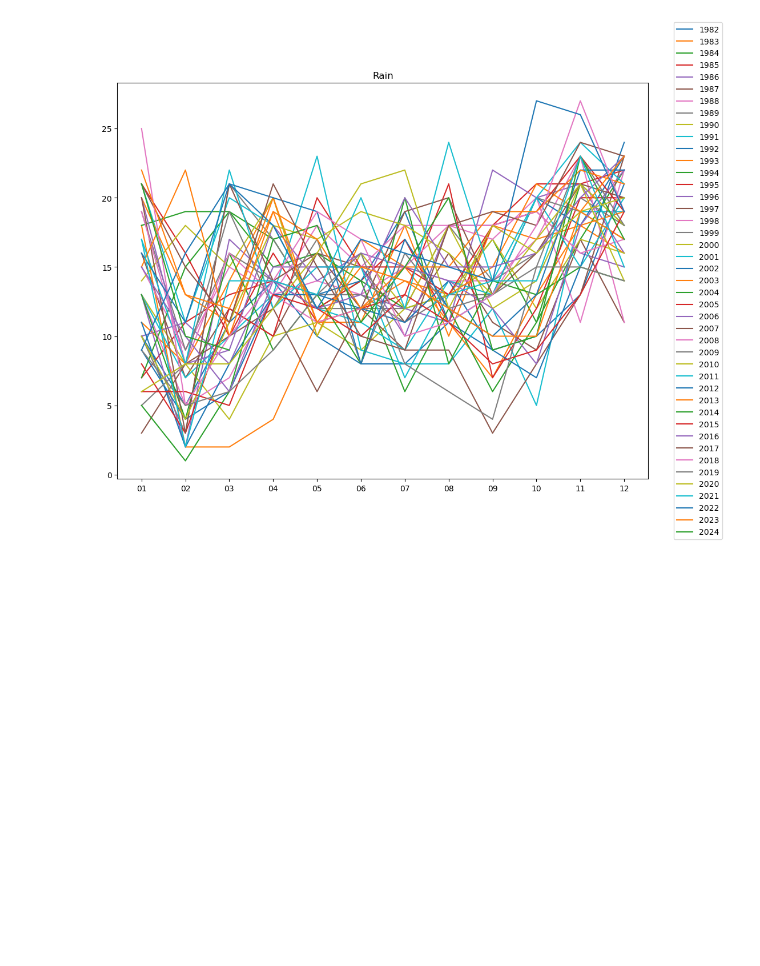
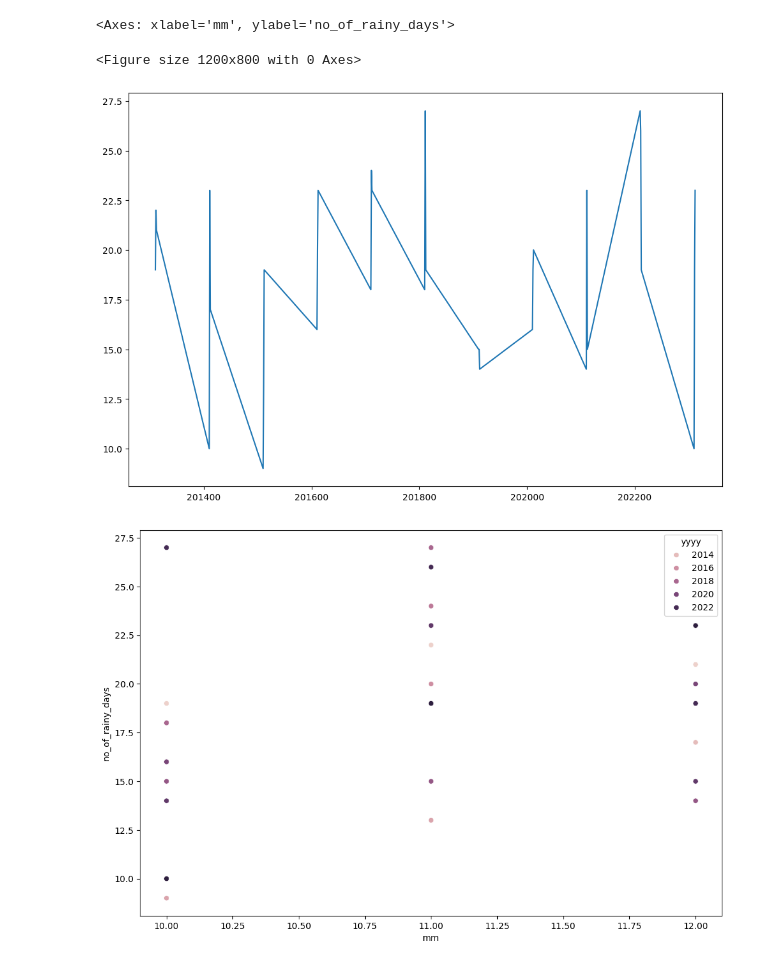
Before and after one commit to AlitheiaDeus/SiT_2301046, a Jupyter notebook: SE/ProblemChild.ipynb, the cells around one changed output. Cells and saved outputs as stored; diff of their text form; code cells hidden in the pictures; blank space fills up the shorter version.

```diff
--- a/SE/ProblemChild.ipynb
+++ b/SE/ProblemChild.ipynb
@@ -9,5 +10,15 @@ pd.set_option('display.max_columns', None)
 # %%
 df = pd.read_csv('RainfallMonthlyNumberofRainDays.csv')
 
+# display(df)
+
+df[['yyyy', 'mm']] = df['month'].str.split('-', expand=True)
+
+del df['month']
+
+df['yyyy'] = df['yyyy'].astype(int)
+df['mm'] = df['mm'].astype(int)
+df['no_of_rainy_days'] = df['no_of_rainy_days'].astype(int)
+
 display(df)
 # %% [output]
@@ -147,11 +54,29 @@ V - 1987 - V
 # %%
-plt.figure(figsize = (12, 9))
+plt.figure(figsize = (12, 8))
 
-for y in ys:
-    plt.plot(df[df['yyyy'] == y]['mm'], df[df['yyyy'] == y]['no_of_rainy_days'], label = y)
 
-plt.title('Rain')
-plt.legend(bbox_to_anchor = (1.04, 0.5), loc = "center left")
-plt.show()
+# for y in ys:
+#     plt.plot(df[df['yyyy'] == y]['mm'], df[df['yyyy'] == y]['no_of_rainy_days'], label = y)
+
+# plt.title('Rain')
+# plt.legend(bbox_to_anchor = (1.04, 0.5), loc = "center left")
+# plt.show()
+
+fig = plt.figure(figsize = (12, 8))
+ax = plt.gca()
+rg = range(2013,2024)
+df2 = df.copy()
+df2['yyyymm'] = df2['yyyy'].copy().astype(str) + df2['mm'].copy().astype(str)
+df2['yyyymm'] = df2['yyyymm'].astype(int)
+df2 = df2[(df2['yyyymm'] >= 201300) & (df2['yyyymm'] <= 202312)]
+# display(df2)
+plt.plot(df2['yyyymm'], df2['no_of_rainy_days'])
+
+plt.figure(figsize = (12, 8))
+sns.scatterplot(data = df2, x = 'mm', y = 'no_of_rainy_days', hue = 'yyyy')
+# sns.lineplot(data = df.groupby(by = 'mmm'), x = 'yyyy', ax = ax)
 # %% [output]
+<Axes: xlabel='mm', ylabel='no_of_rainy_days'>
+<Figure size 1200x800 with 0 Axes>
-[figure, old version]
+[figure, new version]
+[figure, added]
```
Also changed, not shown: parts of 4 cells of this notebook, 2 other files.
